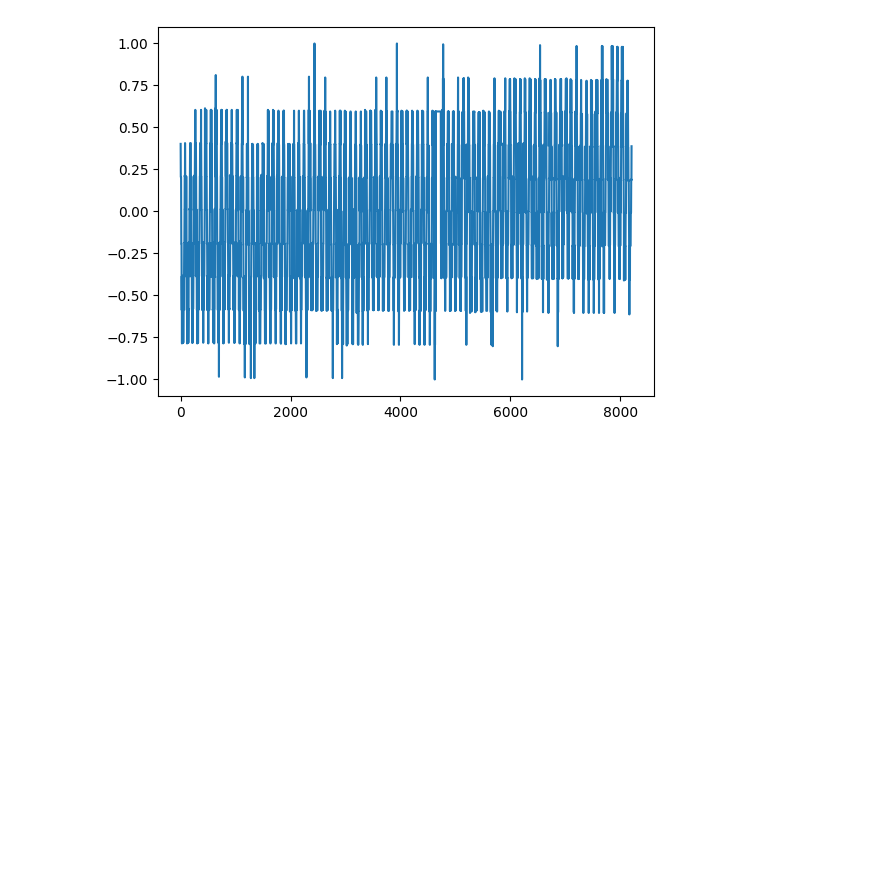
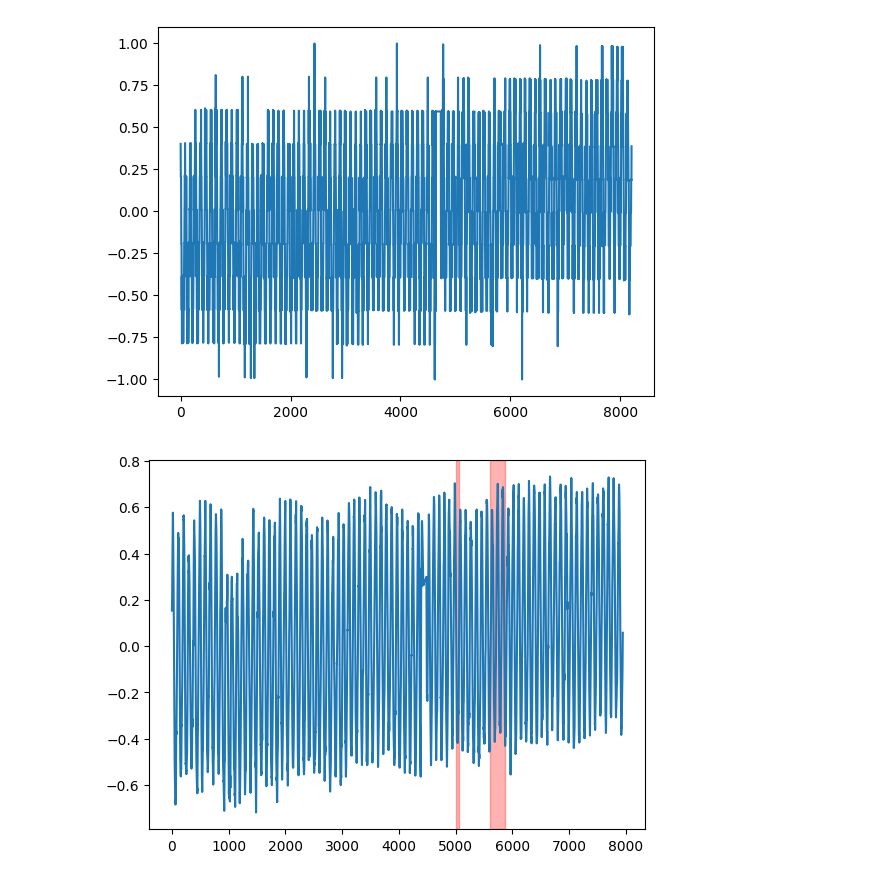
Before and after one commit to NorbertKlockiewicz/AnomalyDetection, a Jupyter notebook: Model.ipynb, the cells around one changed output. Drawn from its saved outputs; the diff is of its cells as text; code cells hidden in the pictures; blank space fills up the shorter version.

```diff
--- a/Model.ipynb
+++ b/Model.ipynb
@@ -217,6 +218,19 @@ plt.plot(new_channel.test[:, 0])
 # %% [output]
 [<matplotlib.lines.Line2D at 0x...>]
 [figure]
+# %%
+import pandas as pd
+anomalies = pd.read_csv("data/labeled_anomalies.csv")
+anomalies = anomalies[anomalies["chan_id"] == "E-10"]
+anomalies_plot = anomalies['anomaly_sequences']
+anomalies_plot = eval(anomalies_plot.iloc[0])
+# %%
+plt.plot(new_channel.y_hat)
+for rect in anomalies_plot:
+    plt.axvspan(rect[0], rect[1], alpha=0.3, color='red')
+plt.show()
+# %% [output]
+[figure, added]
 # %%
 plt.plot(new_channel.X_train[:, -1, 0])
 # %% [output]
```
Also changed, not shown: parts of 8 cells of this notebook.
